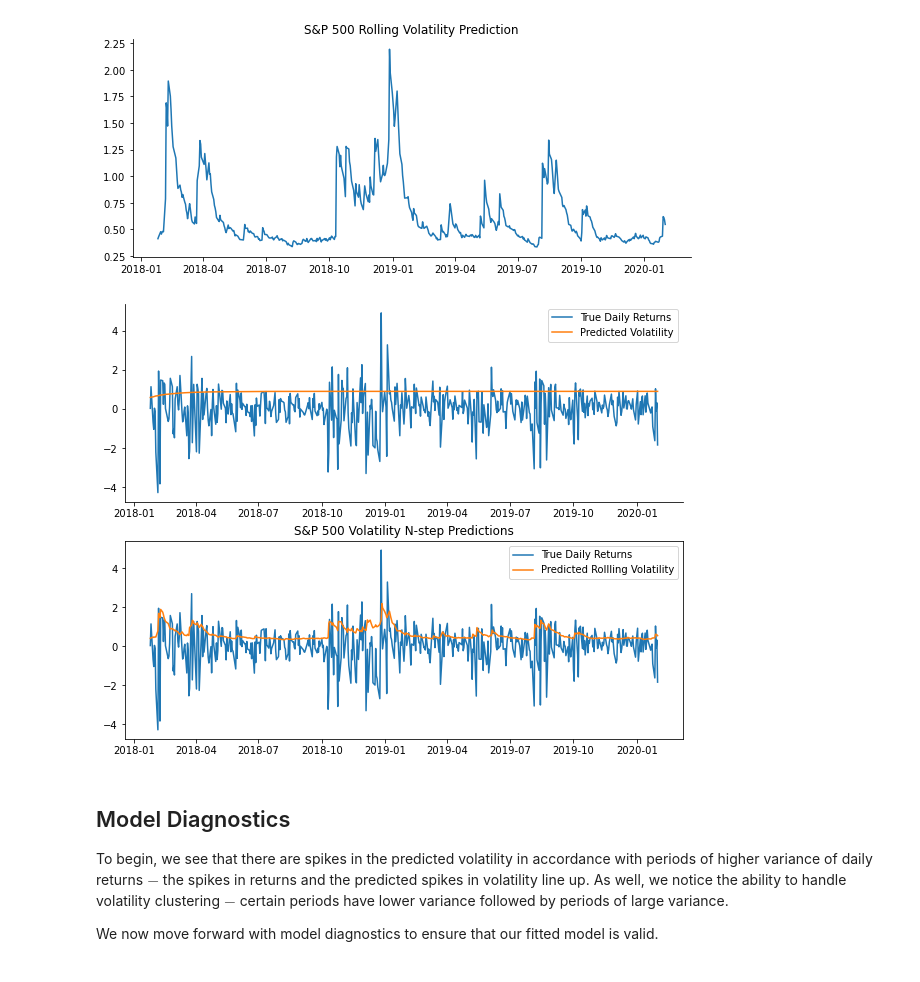
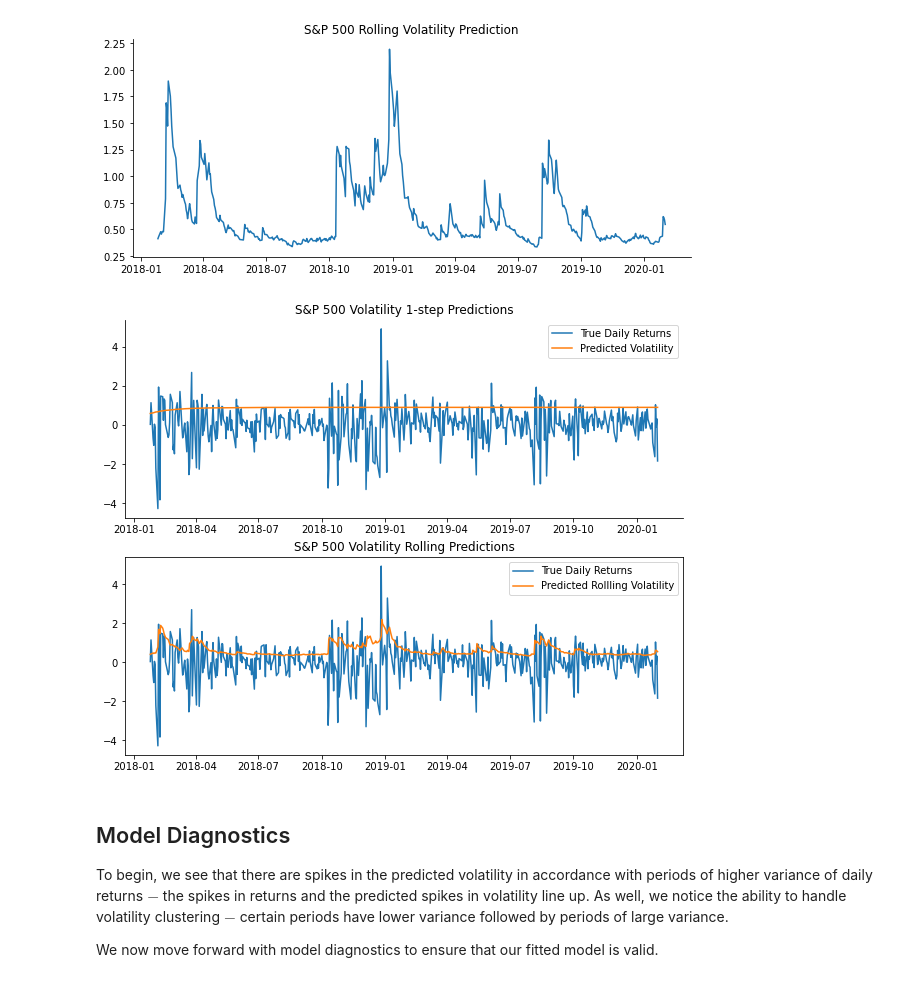
Before and after one commit to danielherrerahsph/SPYtimeseries, a Jupyter notebook: arch_model.ipynb, the cells around one changed output. Saved outputs shown, nothing was run; the diff lists cells and outputs as text; code cells hidden in the pictures.

```diff
--- a/arch_model.ipynb
+++ b/arch_model.ipynb
@@ -363,20 +356,21 @@ Text(0.5, 1.0, 'S&P 500 Rolling Volatility Prediction')
 # %%
 # Plot Rolling Prediction (1 step ahead and n step predictions)
 fig, (ax1, ax2) = plt.subplots(2, 1, figsize=(10, 8))
 ax1.spines[['top','right']].set_visible(False)
 ax1.plot(diff_ts[-y_test.shape[0]:])
 ax1.plot(y_test.index, np.sqrt(yhat.variance.values[-1,:]))
+ax1.set_title("S&P 500 Volatility 1-step Predictions")
 ax1.legend(['True Daily Returns', 'Predicted Volatility'])
 
 
 ax.spines[['top','right']].set_visible(False)
 ax2.plot(diff_ts[-y_test.shape[0]:])
 ax2.plot(y_test.index,rolling_preds)
-ax2.set_title("S&P 500 Volatility N-step Predictions")
+ax2.set_title("S&P 500 Volatility Rolling Predictions")
 ax2.legend(['True Daily Returns', 'Predicted Rollling Volatility'])
 plt.show()
 # %% [output]
-[figure, old version]
+[figure, new version]
 # %% [markdown]
 ## Model Diagnostics
 
```
Also changed, not shown: parts of 15 cells of this notebook.
